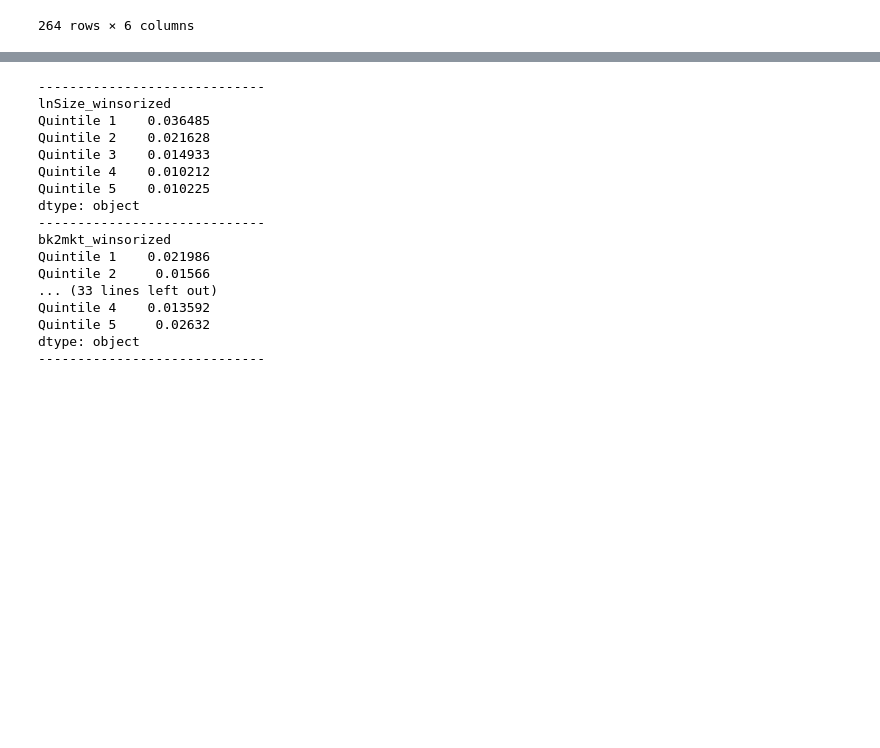
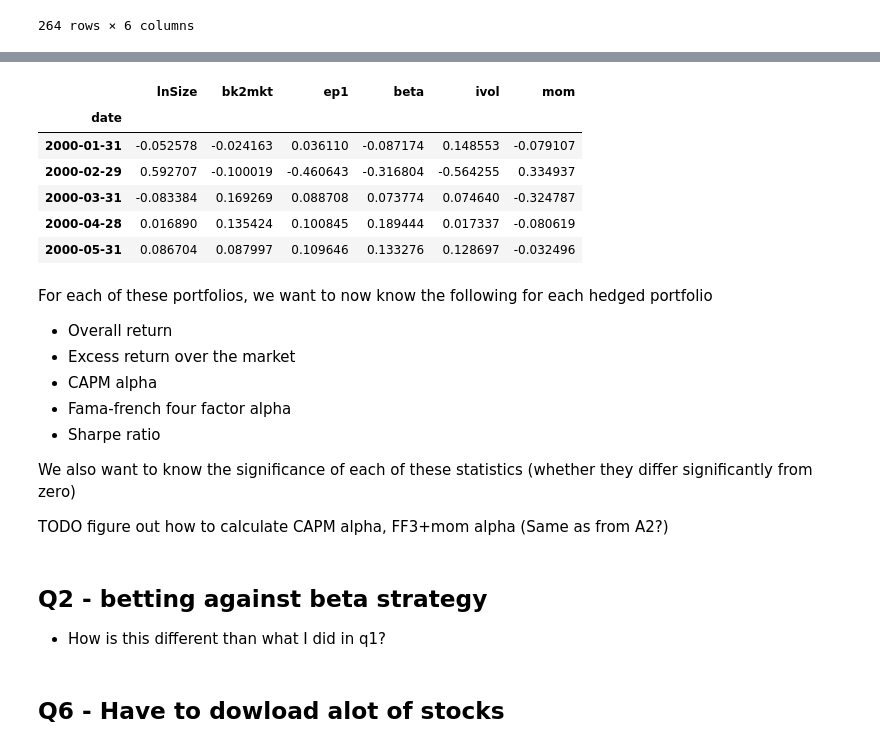
Before and after one commit to uWaterloo-CFM/CFM-301, a Jupyter notebook: Assignment 4/Assignment 4 - Code.ipynb, the cells around one changed output, grey strips where cells are left out. Cells and saved outputs as stored; diff of their text form; code cells hidden in the pictures; blank space fills up the shorter version.

Commit message:
idk what a4 is cooking

```diff
--- a/Assignment 4/Assignment 4 - Code.ipynb
+++ b/Assignment 4/Assignment 4 - Code.ipynb
@@ -171,24 +198,44 @@ Note that our quintiles are shorted from smallest to highest (factor value)
+# %%
+hedge_portfolios = pd.DataFrame(columns=["date", "lnSize", "bk2mkt", "ep1", "beta", "ivol", "mom"])
+hedge_portfolios["date"] = reporting_months
+hedge_portfolios.set_index("date", inplace=True)
+
+# lnSize - Long small short large
+hedge_portfolios["lnSize"] = list(quintile_portfolios["lnSize_winsorized"]["Quintile 1"] - quintile_portfolios["lnSize_winsorized"]["Quintile 5"])
+
+# bk2mkt - Long large short small
+hedge_portfolios["bk2mkt"] = list(quintile_portfolios["bk2mkt_winsorized"]["Quintile 5"] - quintile_portfolios["bk2mkt_winsorized"]["Quintile 1"])
+
+# ep1 - long large short small
+hedge_portfolios["ep1"] = list(quintile_portfolios["ep1_winsorized"]["Quintile 5"] - quintile_portfolios["ep1_winsorized"]["Quintile 1"])
+
+# beta - long small short large
+hedge_portfolios["beta"] = list(quintile_portfolios["beta_winsorized"]["Quintile 1"] - quintile_portfolios["beta_winsorized"]["Quintile 5"])
+
+# ivol - long small short large
+hedge_portfolios["ivol"] = list(quintile_portfolios["ivol_winsorized"]["Quintile 1"] - quintile_portfolios["ivol_winsorized"]["Quintile 5"])
+
+# mom - long large short small
+hedge_portfolios["mom"] = list(quintile_portfolios["mom_winsorized"]["Quintile 5"] - quintile_portfolios["mom_winsorized"]["Quintile 1"])
 # %%
-print("-----------------------------")
-for factor in factors:
-    print(factor)
-    print(quintile_portfolios[factor].set_index("date").mean())
-    print("-----------------------------")
+hedge_portfolios.head()
 # %% [output]
------------------------------
-lnSize_winsorized
-Quintile 1    0.036485
-Quintile 2    0.021628
-Quintile 3    0.014933
-Quintile 4    0.010212
-Quintile 5    0.010225
-dtype: object
------------------------------
-bk2mkt_winsorized
-Quintile 1    0.021986
-Quintile 2     0.01566
-... (33 lines left out)
-Quintile 4    0.013592
-Quintile 5     0.02632
-dtype: object
------------------------------
+|  | lnSize | bk2mkt | ep1 | beta | ivol | mom |
+| date |  |  |  |  |  |  |
+| 2000-01-31 | -0.052578 | -0.024163 | 0.036110 | -0.087174 | 0.148553 | -0.079107 |
+| 2000-02-29 | 0.592707 | -0.100019 | -0.460643 | -0.316804 | -0.564255 | 0.334937 |
+| 2000-03-31 | -0.083384 | 0.169269 | 0.088708 | 0.073774 | 0.074640 | -0.324787 |
+| 2000-04-28 | 0.016890 | 0.135424 | 0.100845 | 0.189444 | 0.017337 | -0.080619 |
+| 2000-05-31 | 0.086704 | 0.087997 | 0.109646 | 0.133276 | 0.128697 | -0.032496 |
+# %% [markdown]
+For each of these portfolios, we want to now know the following for each hedged portfolio
+- Overall return
+- Excess return over the market
+- CAPM alpha
+- Fama-french four factor alpha
+- Sharpe ratio
+
+We also want to know the significance of each of these statistics (whether they differ significantly from zero)
+
+
+TODO figure out how to calculate CAPM alpha, FF3+mom alpha (Same as from A2?)
@@ -194,0 +247,5 @@ dtype: object
+# %% [markdown]
+## Q2 - betting against beta strategy
+- How is this different than what I did in q1?
+# %% [markdown]
+## Q6 - Have to dowload alot of stocks
```
Also changed, not shown: parts of 5 cells of this notebook, 2 other files.
